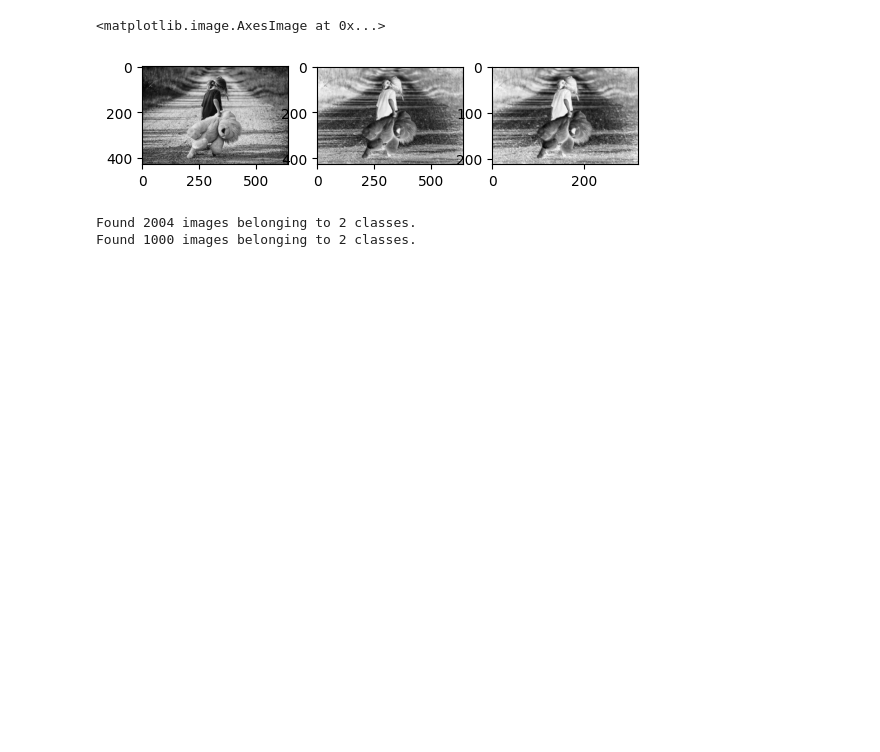
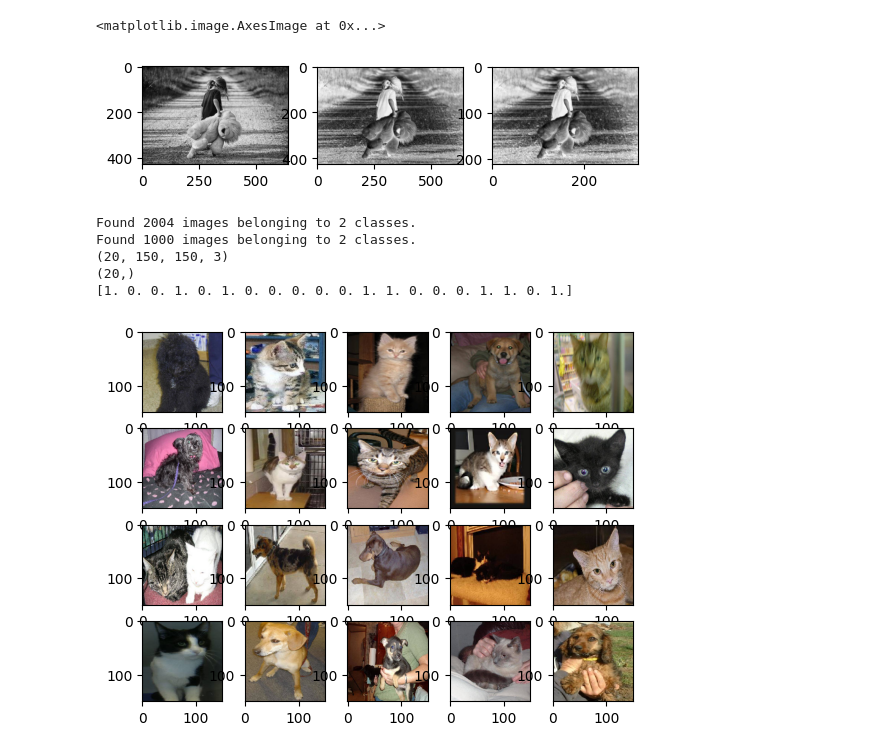
Before and after one commit to LeeGaYeun/Intel, a Jupyter notebook: ML/test.ipynb, the cells around one changed output. Saved outputs shown, nothing was run; the diff lists cells and outputs as text; code cells hidden in the pictures; blank space fills up the shorter version.

```diff
--- a/ML/test.ipynb
+++ b/ML/test.ipynb
@@ -105,34 +105,58 @@ ax3.imshow(t_img, cmap = 'gray')
 # %%
 #imageDataGenerator 텐서플로에 내장되어 있는 케라스
 
 from tensorflow.keras.preprocessing.image import ImageDataGenerator
-import matplotlib as plt
+import matplotlib.pyplot as plt
 
 #위치
 train_dir = 'cat_dog_small/train' #'리눅스에선 ./cat_dog_small/train'
 validation_dir = 'cat_dog_small/validation'
 
 #생성
 train_datagen = ImageDataGenerator(rescale = 1/255) #0-1까지 정규화
 validation_datagen = ImageDataGenerator(rescale = 1/255)
 
 #설정
 train_generator = train_datagen.flow_from_directory(
     train_dir,
     classes = ['cats', 'dogs'], #타겟, 레이블 (순서 중요)
     target_size = (150, 150),
-    batch_size = 30,
+    batch_size = 20,
     class_mode = 'binary'
 )
 
-#
 validation_generator = validation_datagen.flow_from_directory(
     validation_dir,
     classes = ['cats', 'dogs'], #타겟, 레이블 (순서 중요)
     target_size = (150, 150),
-    batch_size = 30,
+    batch_size = 20,
     class_mode = 'binary'
 )
+
+# generator 동작확인
+
+# 한번에 20개이미지 가져와서
+
+fig=plt.figure()
+axs=[]
+
+for i in range(20):
+    axs.append(fig.add_subplot(4, 5, i + 1))
+
+for data_batch, label_batch in train_generator:
+    print(data_batch.shape)
+
+    for idx,img_data in enumerate(data_batch):
+        axs[idx].imshow(img_data)
+
+    print(label_batch.shape)
+    print(label_batch)
+
+    break
 # %% [output]
 Found 2004 images belonging to 2 classes.
 Found 1000 images belonging to 2 classes.
+(20, 150, 150, 3)
+(20,)
+[1. 0. 0. 1. 0. 1. 0. 0. 0. 0. 0. 1. 1. 0. 0. 0. 1. 1. 0. 1.]
+[figure, added]
```
Also changed, not shown: parts of 4 cells of this notebook.
